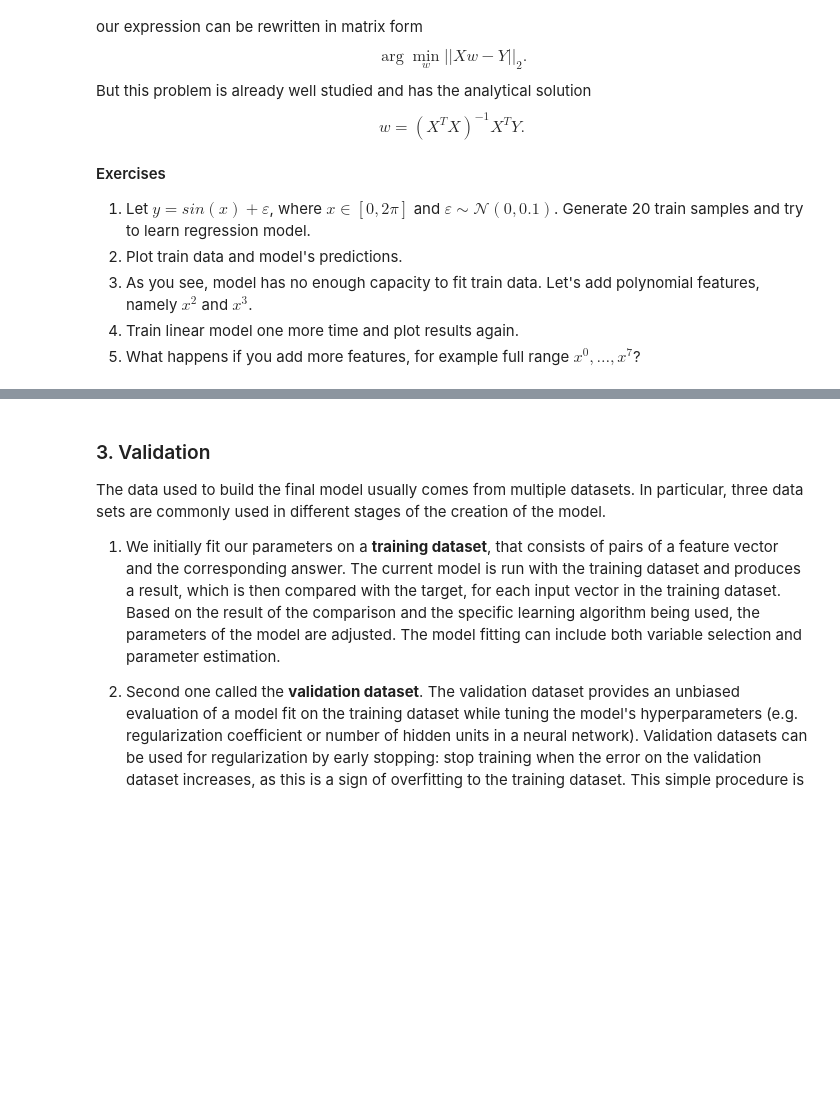
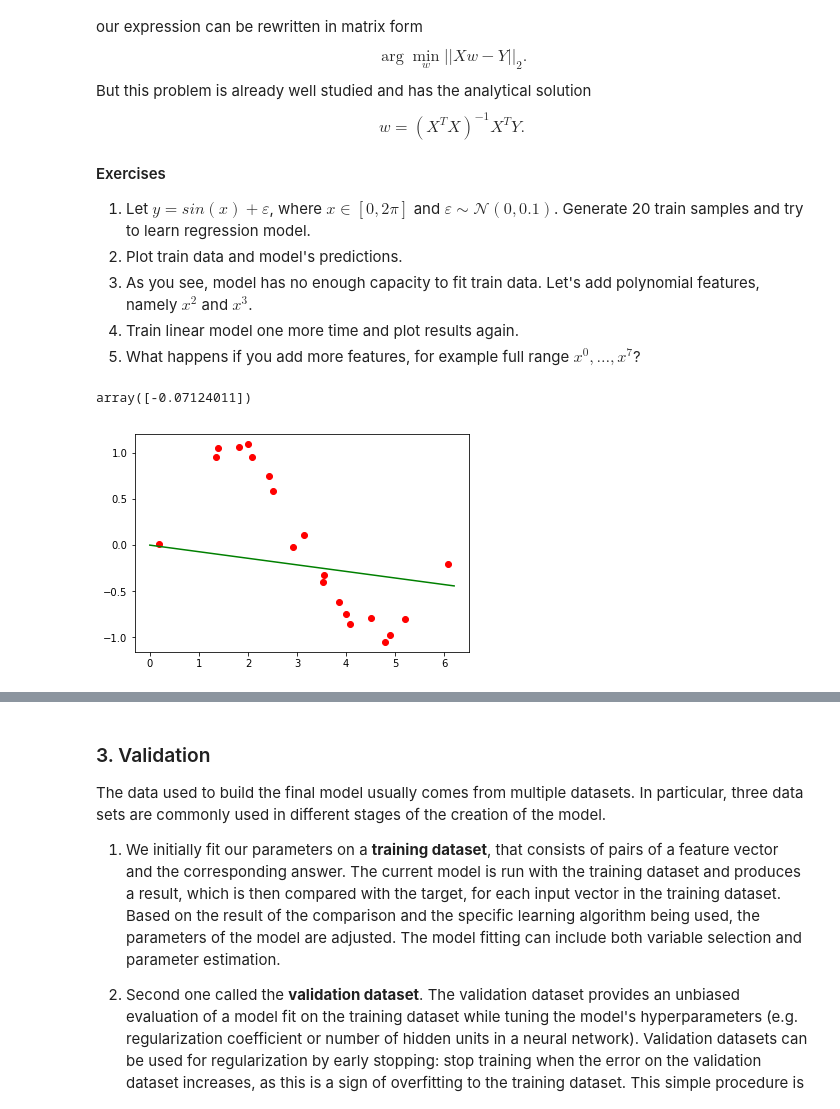
Before and after one commit to ahmados/renju, a Jupyter notebook: lab-1.ipynb, the cells around one changed output, grey strips where cells are left out. Cells and saved outputs as stored; diff of their text form; code cells hidden in the pictures; blank space fills up the shorter version.

```diff
--- a/lab-1.ipynb
+++ b/lab-1.ipynb
@@ -65,0 +70,18 @@ def f(x, w):
+# %%
+x_train = np.zeros((20, 1))
+# Our train set:
+x_train[:, 0] = 2 * np.pi * np.random.rand(20)
+y_train = np.sin(x_train[:, 0]) + 0.1 * np.random.randn(20)
+# Calculate optimal weights by matrix formula
+w = np.dot(np.dot(inv(np.dot(np.transpose(x_train), x_train)), np.transpose(x_train)), y_train)
+w
+# %% [output]
+array([-0.07124011])
+# %%
+x_line = np.arange(0, 2 * np.pi, 0.1)
+# %%
+import matplotlib.pyplot as plt
+plt.plot(x_train[:, 0], y_train, 'ro', x_line, f(x_line, w), 'g-')
+plt.show()
+# %% [output]
+[figure, added]
```
Also changed, not shown: parts of 28 cells of this notebook.
